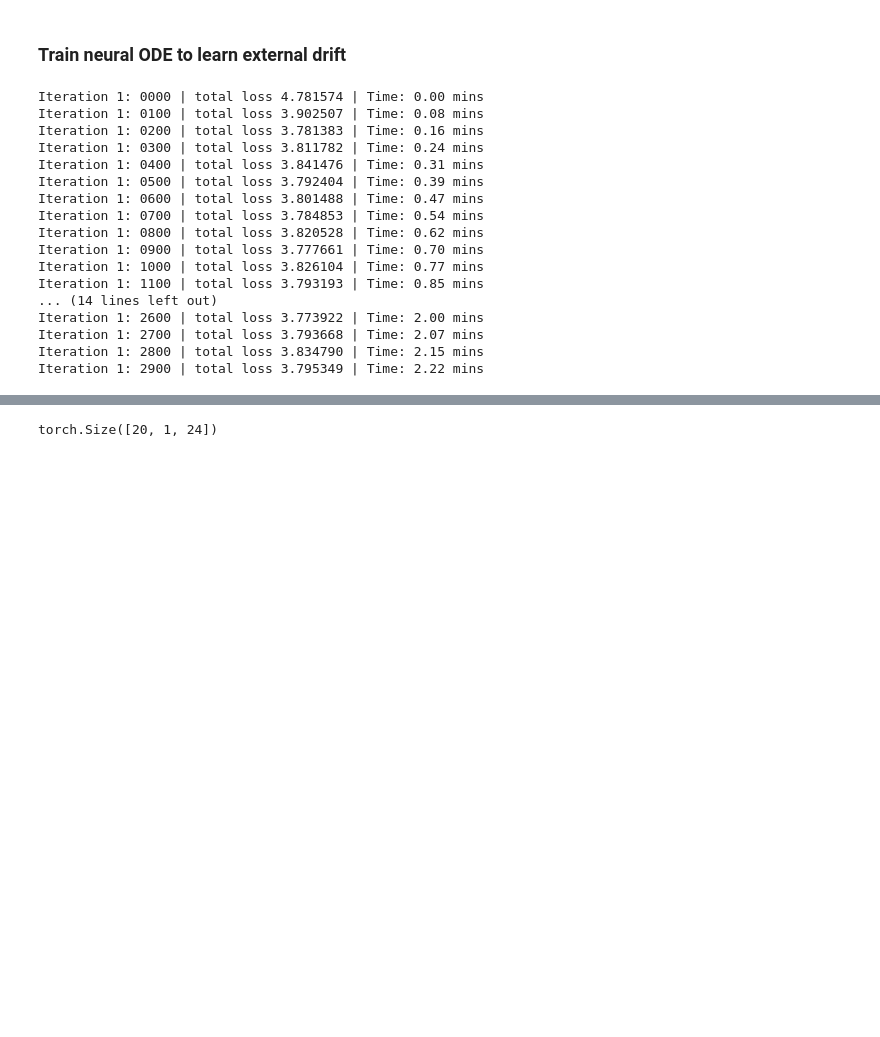
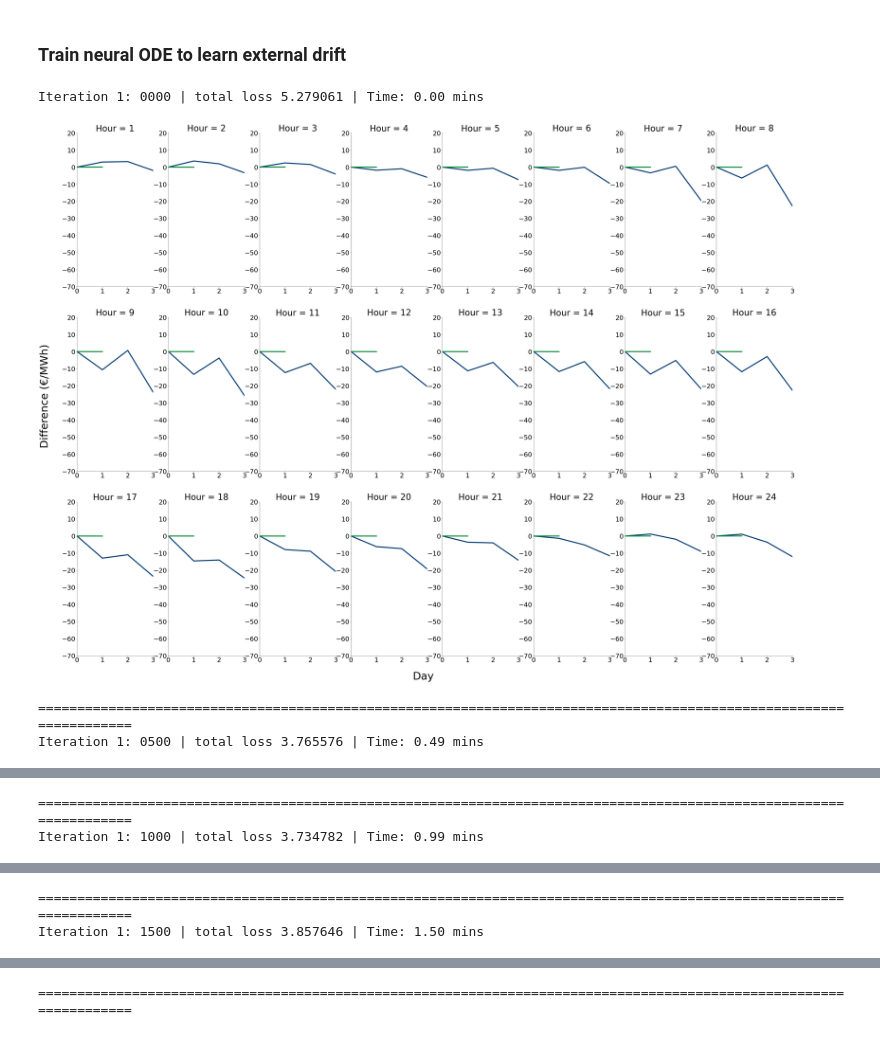
Before and after one commit to NonoMalpi/electricity, a Jupyter notebook: notebooks/external_drift.ipynb, the cells around one changed output, grey strips where cells are left out. Drawn from its saved outputs; the diff is of its cells as text; code cells hidden in the pictures; blank space fills up the shorter version.

Commit message:
:hammer: Add figure for training evaluation

```diff
--- a/notebooks/external_drift.ipynb
+++ b/notebooks/external_drift.ipynb
@@ -137,59 +137,82 @@ def get_multivariate_batch(train_df: pd.DataFrame, t: int):
     batch_y = torch.from_numpy(batch_y)
 
     return batch_y0, batch_t, batch_y
+
+def get_mean_tensor_from_trajectories(traj_df: pd.DataFrame, hour: int):
+    tensor_1d = traj_df.xs(hour, level=1, drop_level=False).mean(axis=1).values
+    tensor_1d = torch.from_numpy(tensor_1d.reshape(1, 1, -1)).float().to(device)
+
+    return tensor_1d
+
+def plot_training_evaluation(pred: torch.tensor, train_df: pd.DataFrame):
+    fig, axis = plt.subplots(3, 8, figsize=(60, 45))
+
+    pred_df = pd.DataFrame(pred.reshape(-1, 24).T, index=np.arange(1, 25))
+
+    for i, ax_list in enumerate(axis):
+        for j, ax in enumerate(ax_list):
+            h = 1 + i*8+j
+            hour_diff_df.loc[h].mean(axis=1).plot(ax=ax, lw=5, color=ImperialColors.blue.value)
+            pred_df.loc[h].plot(ax=ax, lw=5, color=ImperialColors.dark_green.value)
+
+            ax.set_xlabel("")
+            ax.set_title(f"Hour = {h}", fontsize=40)
+            ax.set_xlim(0, pred_df.shape[-1] + 1)
+            ax.set_ylim(-70, 20)
+            ax.tick_params(axis="both", labelsize=30)
+            ax.spines['right'].set_visible(False)
+            ax.spines['top'].set_visible(False)
+    fig.text(0.5, 0.095, "Day", ha="center", va="center", fontdict={"size": 50})
+    fig.text(0.09, 0.5, "Difference (€/MWh)", ha="center", va="center", fontdict={"size": 50}, rotation=90)
 # %%
 device = torch.device("cpu")
 
 init_window_length = 0
 time_step = 1
 
-func = ODEfunc(obs_dim=24, hidden_layer_1=48).to(device)
+func = ODEfunc(obs_dim=24, hidden_layer_1=24*4).to(device)
 optimizer = optim.RMSprop(func.parameters(), lr=1e-3)
 
 for j in range(1, 2):
     trajectory_time = init_window_length + time_step*j
 
     start = time.time()
     time_meter = RunningAverageMeter(0.97)
     loss_meter = RunningAverageMeter(0.97)
 
 
-    for itr in range(3_000):
+    for itr in range(0, 1_500+1):
         optimizer.zero_grad()
         batch_y0, batch_t, batch_y = get_multivariate_batch(train_df=hour_diff_df, t=trajectory_time)
         batch_y0 = batch_y0.to(device)
         batch_t = batch_t.to(device)
         batch_y = batch_y.to(device)
 
         pred_y = odeint(func, batch_y0, batch_t).to(device)
 
         loss = torch.mean(torch.abs(pred_y - batch_y))
         loss.backward()
         optimizer.step()
 
         loss_meter.update(loss.item())
         end = time.time()
         training_time = (end-start) / 60
 
-        if itr % 100 == 0:
+        if itr % 500 == 0:
             print(f"Iteration {j}: {itr:04d} | total loss {loss_meter.avg:.6f} | Time: {training_time:.2f} mins")
+            # evaluate training set
+            true_y0 = get_mean_tensor_from_trajectories(traj_df=hour_diff_df, hour=0)
 
-        end = time.time()
+            with torch.no_grad():
+                pred_y = odeint(func, true_y0, batch_t)
+                plot_training_evaluation(pred=pred_y, train_df=hour_diff_df)
+                plt.show()
+
+                # Predict for test set and compute loss
+
+            print("="*115)
 # %% [output]
-Iteration 1: 0000 | total loss 4.781574 | Time: 0.00 mins
-Iteration 1: 0100 | total loss 3.902507 | Time: 0.08 mins
-Iteration 1: 0200 | total loss 3.781383 | Time: 0.16 mins
-Iteration 1: 0300 | total loss 3.811782 | Time: 0.24 mins
-Iteration 1: 0400 | total loss 3.841476 | Time: 0.31 mins
-Iteration 1: 0500 | total loss 3.792404 | Time: 0.39 mins
-Iteration 1: 0600 | total loss 3.801488 | Time: 0.47 mins
-Iteration 1: 0700 | total loss 3.784853 | Time: 0.54 mins
-Iteration 1: 0800 | total loss 3.820528 | Time: 0.62 mins
-Iteration 1: 0900 | total loss 3.777661 | Time: 0.70 mins
-Iteration 1: 1000 | total loss 3.826104 | Time: 0.77 mins
-Iteration 1: 1100 | total loss 3.793193 | Time: 0.85 mins
-... (14 lines left out)
-Iteration 1: 2600 | total loss 3.773922 | Time: 2.00 mins
-Iteration 1: 2700 | total loss 3.793668 | Time: 2.07 mins
-Iteration 1: 2800 | total loss 3.834790 | Time: 2.15 mins
-Iteration 1: 2900 | total loss 3.795349 | Time: 2.22 mins
+Iteration 1: 0000 | total loss 5.279061 | Time: 0.00 mins
+[figure, added]
+===================================================================================================================
+Iteration 1: 0500 | total loss 3.765576 | Time: 0.49 mins
@@ -195,0 +220,2 @@ Iteration 1: 2900 | total loss 3.795349 | Time: 2.22 mins
+===================================================================================================================
+Iteration 1: 1000 | total loss 3.734782 | Time: 0.99 mins
@@ -195,0 +223,2 @@ Iteration 1: 2900 | total loss 3.795349 | Time: 2.22 mins
+===================================================================================================================
+Iteration 1: 1500 | total loss 3.857646 | Time: 1.50 mins
@@ -196,4 +226 @@ Iteration 1: 2900 | total loss 3.795349 | Time: 2.22 mins
+===================================================================================================================
-# %%
-batch_y0.shape
-# %% [output]
-torch.Size([20, 1, 24])
```
Also changed, not shown: parts of 7 cells of this notebook.
